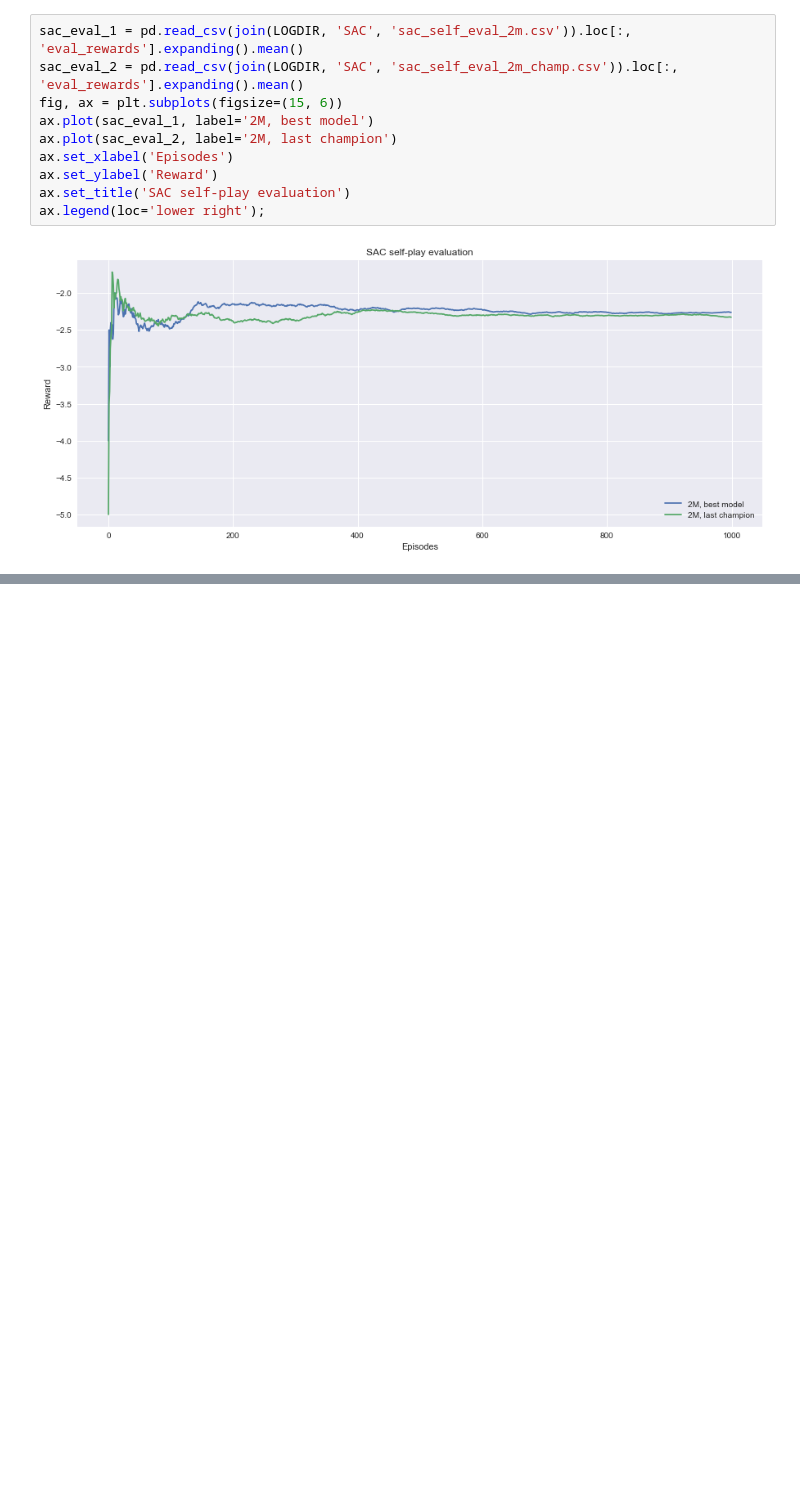
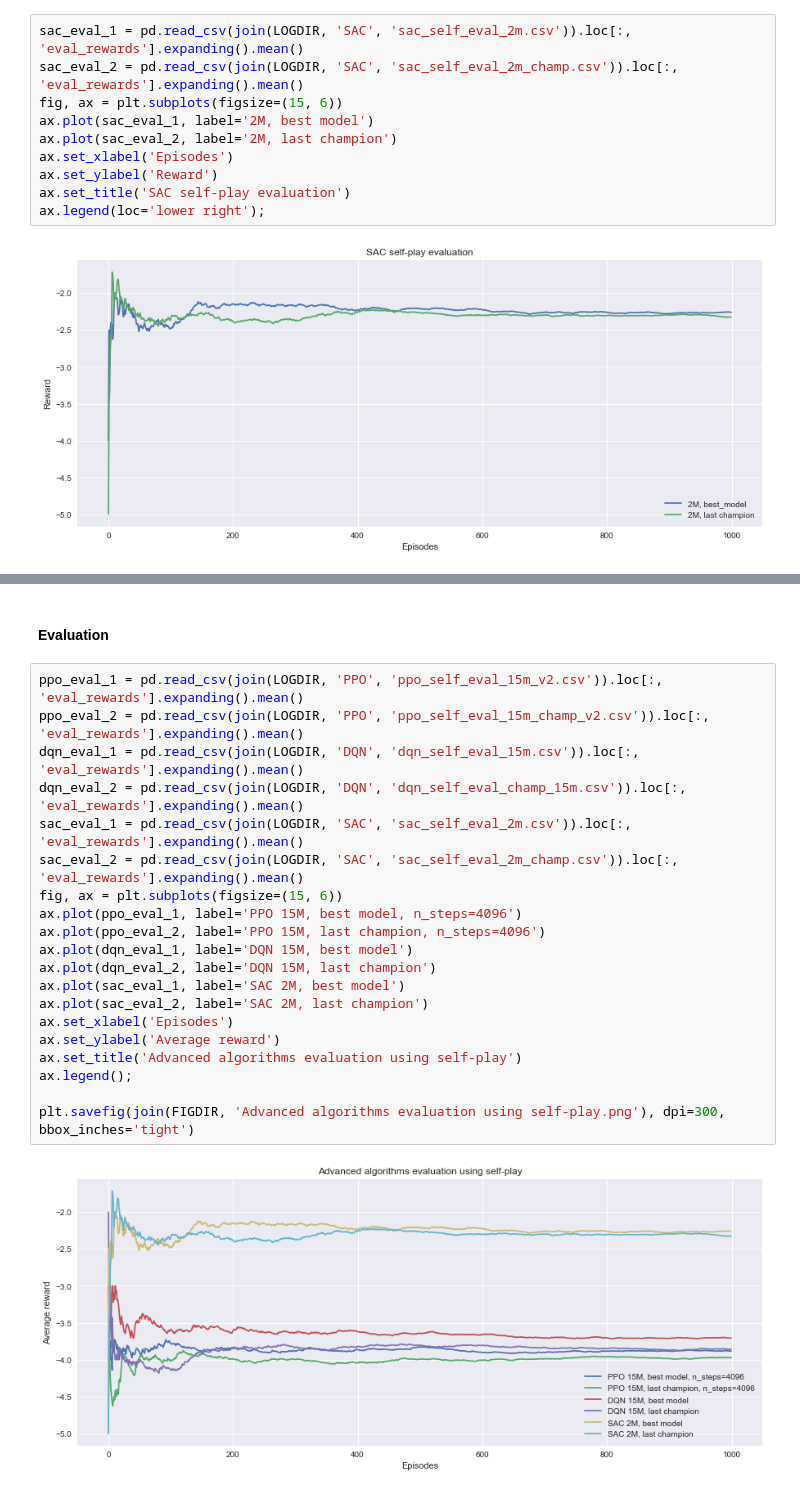
Before and after one commit to andreszpt/rl-slimevolley, a Jupyter notebook: src/selfplay.ipynb, the cells around one changed output, grey strips where cells are left out. Drawn from its saved outputs; the diff is of its cells as text; blank space fills up the shorter version.

```diff
--- a/src/selfplay.ipynb
+++ b/src/selfplay.ipynb
@@ -328,0 +358,24 @@ ax.legend(loc='lower right');
+# %% [markdown]
+#### Evaluation
+# %%
+ppo_eval_1 = pd.read_csv(join(LOGDIR, 'PPO', 'ppo_self_eval_15m_v2.csv')).loc[:, 'eval_rewards'].expanding().mean()
+ppo_eval_2 = pd.read_csv(join(LOGDIR, 'PPO', 'ppo_self_eval_15m_champ_v2.csv')).loc[:, 'eval_rewards'].expanding().mean()
+dqn_eval_1 = pd.read_csv(join(LOGDIR, 'DQN', 'dqn_self_eval_15m.csv')).loc[:, 'eval_rewards'].expanding().mean()
+dqn_eval_2 = pd.read_csv(join(LOGDIR, 'DQN', 'dqn_self_eval_champ_15m.csv')).loc[:, 'eval_rewards'].expanding().mean()
+sac_eval_1 = pd.read_csv(join(LOGDIR, 'SAC', 'sac_self_eval_2m.csv')).loc[:, 'eval_rewards'].expanding().mean()
+sac_eval_2 = pd.read_csv(join(LOGDIR, 'SAC', 'sac_self_eval_2m_champ.csv')).loc[:, 'eval_rewards'].expanding().mean()
+fig, ax = plt.subplots(figsize=(15, 6))
+ax.plot(ppo_eval_1, label='PPO 15M, best model, n_steps=4096')
+ax.plot(ppo_eval_2, label='PPO 15M, last champion, n_steps=4096')
+ax.plot(dqn_eval_1, label='DQN 15M, best model')
+ax.plot(dqn_eval_2, label='DQN 15M, last champion')
+ax.plot(sac_eval_1, label='SAC 2M, best model')
+ax.plot(sac_eval_2, label='SAC 2M, last champion')
+ax.set_xlabel('Episodes')
+ax.set_ylabel('Average reward')
+ax.set_title('Advanced algorithms evaluation using self-play')
+ax.legend();
+
+plt.savefig(join(FIGDIR, 'Advanced algorithms evaluation using self-play.png'), dpi=300, bbox_inches='tight')
+# %% [output]
+[figure, added]
```
Also changed, not shown: parts of 7 cells of this notebook, 10 other files.
